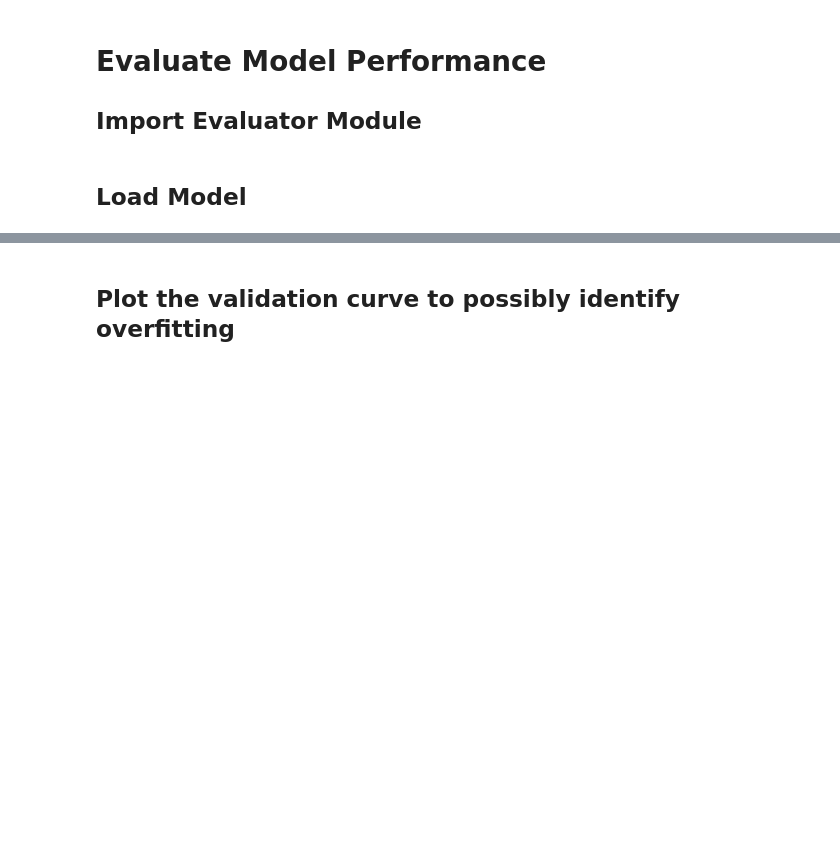
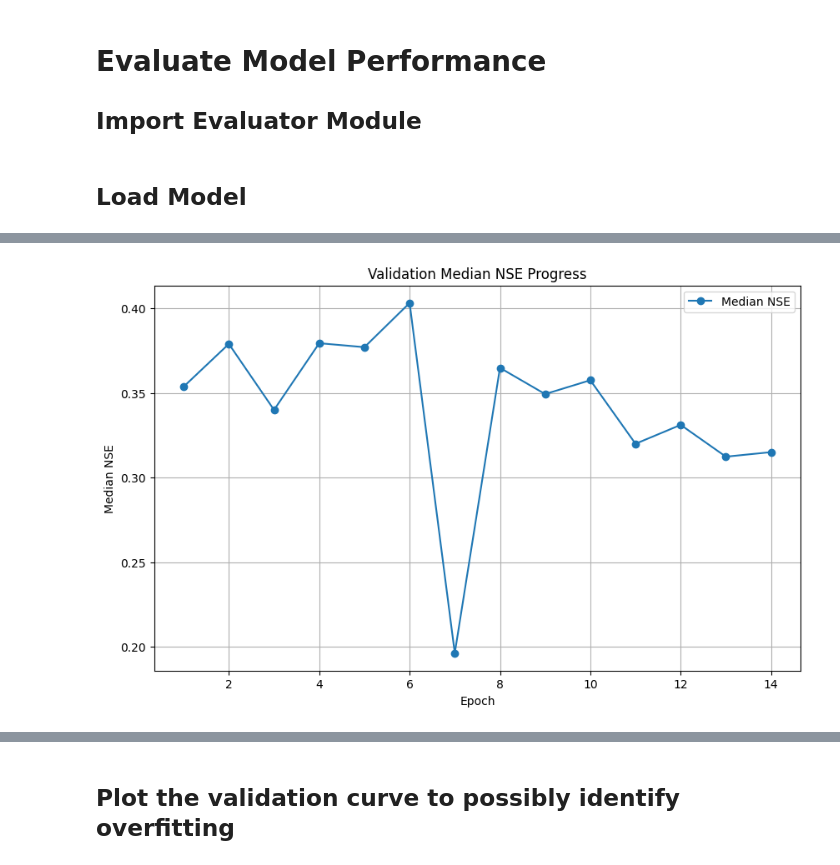
Before and after one commit to yunsupark1120/GAGEii_modeling, a Jupyter notebook: evaluation.ipynb, the cells around one changed output, grey strips where cells are left out. Saved outputs shown, nothing was run; the diff lists cells and outputs as text; code cells hidden in the pictures; blank space fills up the shorter version.

```diff
--- a/evaluation.ipynb
+++ b/evaluation.ipynb
@@ -140,0 +65,4 @@ detected
+# %%
+evaluator.plot_validation()
+# %% [output]
+[figure, added]
```
Also changed, not shown: parts of 20 cells of this notebook, 5 other files.
